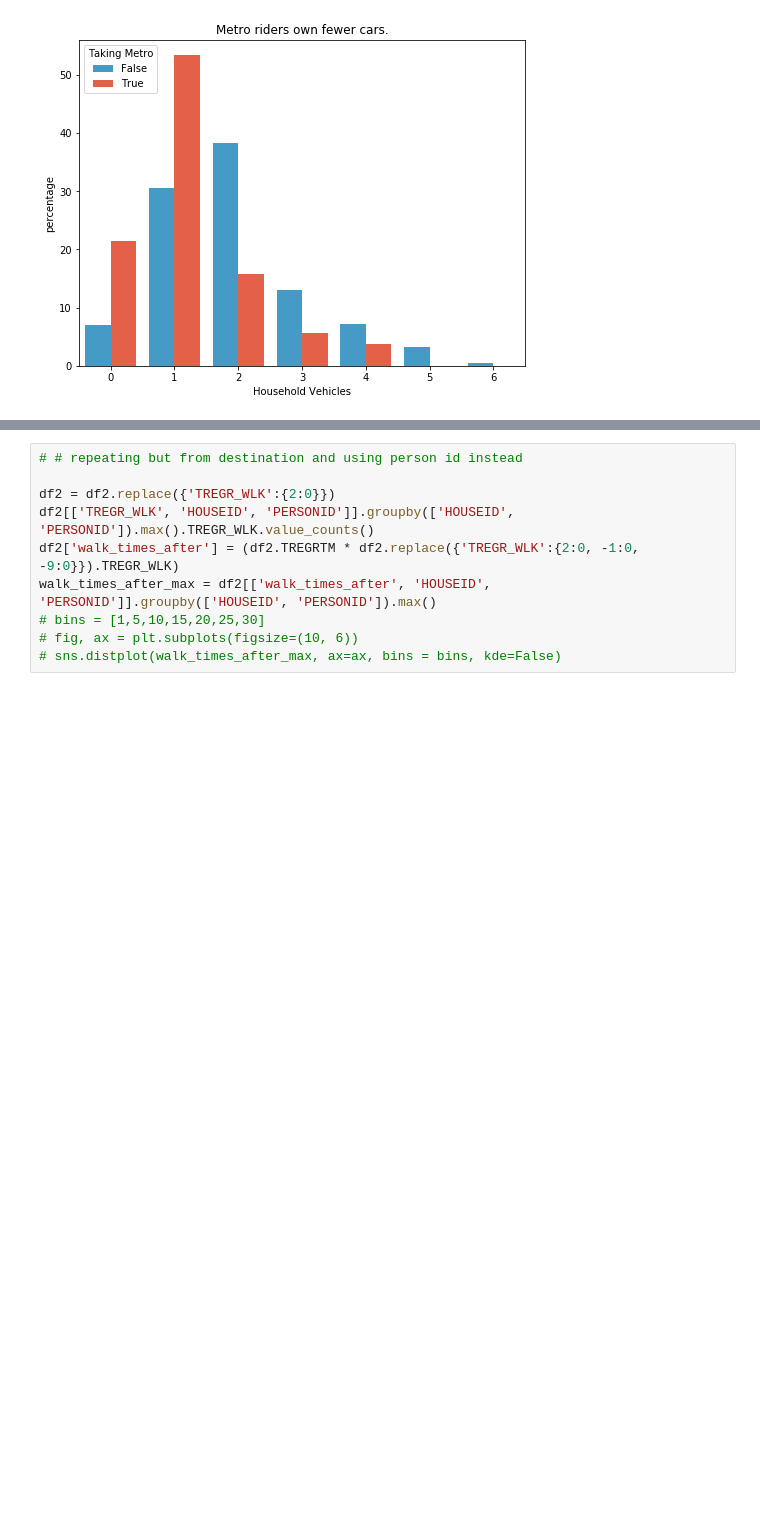
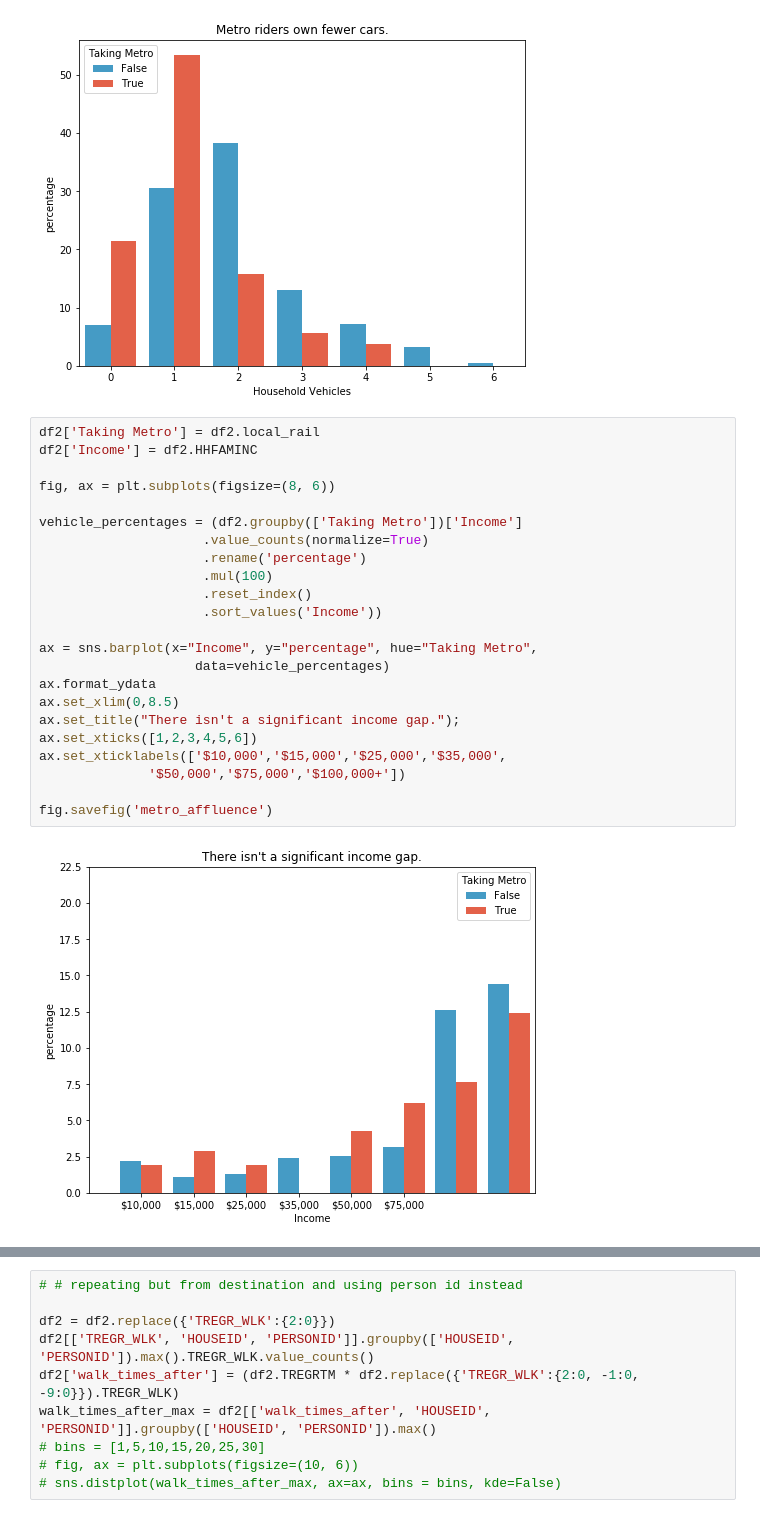
Before and after one commit to johnfwhitesell/Boring, a Jupyter notebook: census_data_eda_prep.ipynb, the cells around one changed output, grey strips where cells are left out. Saved outputs shown, nothing was run; the diff lists cells and outputs as text; blank space fills up the shorter version.

```diff
--- a/census_data_eda_prep.ipynb
+++ b/census_data_eda_prep.ipynb
@@ -106,3 +114,28 @@ ax.set_title('Metro riders own fewer cars.');
 fig.savefig('Car_owners')
 # %% [output]
 [figure]
+# %%
+df2['Taking Metro'] = df2.local_rail
+df2['Income'] = df2.HHFAMINC
+
+fig, ax = plt.subplots(figsize=(8, 6))
+
+vehicle_percentages = (df2.groupby(['Taking Metro'])['Income']
+                     .value_counts(normalize=True)
+                     .rename('percentage')
+                     .mul(100)
+                     .reset_index()
+                     .sort_values('Income'))
+
+ax = sns.barplot(x="Income", y="percentage", hue="Taking Metro",
+                    data=vehicle_percentages)
+ax.format_ydata
+ax.set_xlim(0,8.5)
+ax.set_title("There isn't a significant income gap.");
+ax.set_xticks([1,2,3,4,5,6])
+ax.set_xticklabels(['$10,000','$15,000','$25,000','$35,000',
+              '$50,000','$75,000','$100,000+'])
+
+fig.savefig('metro_affluence')
+# %% [output]
+[figure, added]
```
Also changed, not shown: parts of 13 cells of this notebook, 6 other files.
